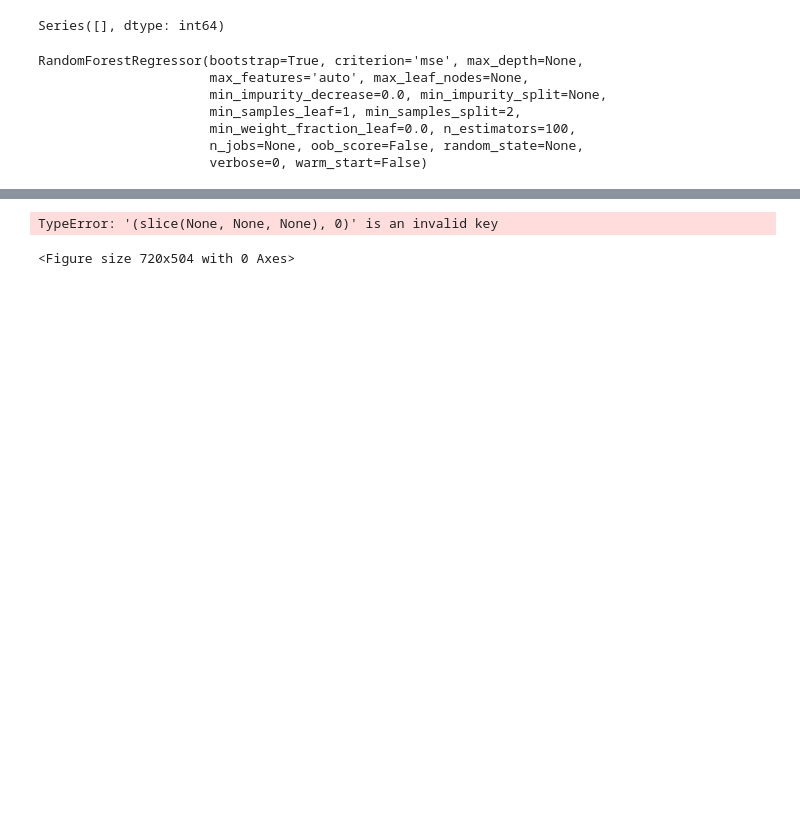
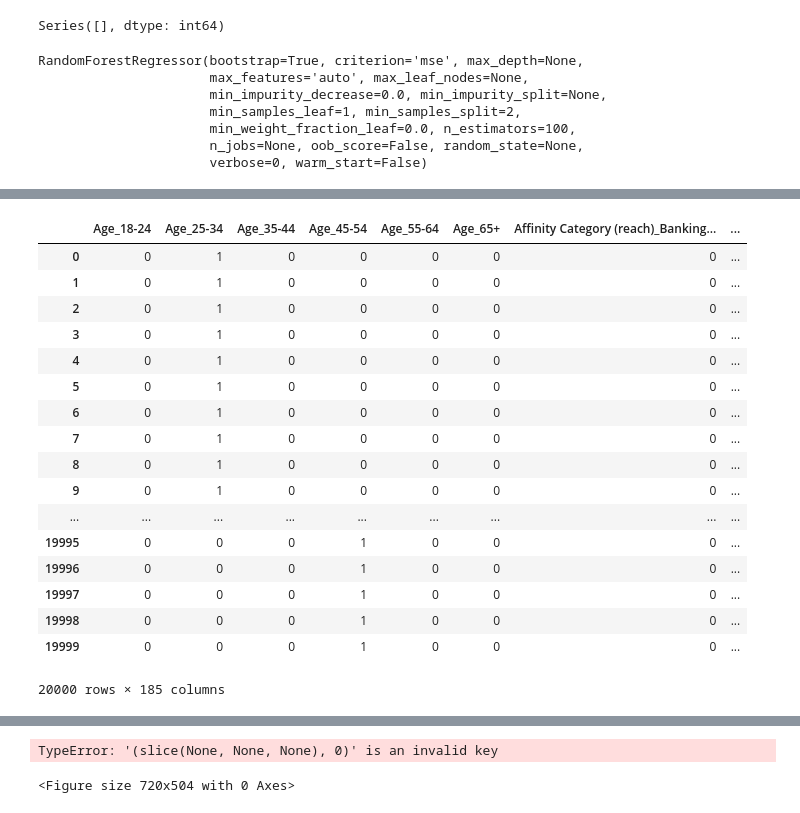
Before and after one commit to n1ghteagle2/school, a Jupyter notebook: homework/Homework4/CreatingPersonas.ipynb, the cells around one changed output, grey strips where cells are left out. Cells and saved outputs as stored; diff of their text form; code cells hidden in the pictures; blank space fills up the shorter version.

```diff
--- a/homework/Homework4/CreatingPersonas.ipynb
+++ b/homework/Homework4/CreatingPersonas.ipynb
@@ -108,3 +123,24 @@ plt.show()
+# %%
+pd.get_dummies(df2)
+# %% [output]
+|  | Age_18-24 | Age_25-34 | Age_35-44 | Age_45-54 | Age_55-64 | Age_65+ | Affinity Category (reach)_Banking... | ... |
+| 0 | 0 | 1 | 0 | 0 | 0 | 0 | 0 | ... |
+| 1 | 0 | 1 | 0 | 0 | 0 | 0 | 0 | ... |
+| 2 | 0 | 1 | 0 | 0 | 0 | 0 | 0 | ... |
+| 3 | 0 | 1 | 0 | 0 | 0 | 0 | 0 | ... |
+| 4 | 0 | 1 | 0 | 0 | 0 | 0 | 0 | ... |
+| 5 | 0 | 1 | 0 | 0 | 0 | 0 | 0 | ... |
+| 6 | 0 | 1 | 0 | 0 | 0 | 0 | 0 | ... |
+| 7 | 0 | 1 | 0 | 0 | 0 | 0 | 0 | ... |
+| 8 | 0 | 1 | 0 | 0 | 0 | 0 | 0 | ... |
+| 9 | 0 | 1 | 0 | 0 | 0 | 0 | 0 | ... |
+| ... | ... | ... | ... | ... | ... | ... | ... | ... |
+| 19995 | 0 | 0 | 0 | 1 | 0 | 0 | 0 | ... |
+| 19996 | 0 | 0 | 0 | 1 | 0 | 0 | 0 | ... |
+| 19997 | 0 | 0 | 0 | 1 | 0 | 0 | 0 | ... |
+| 19998 | 0 | 0 | 0 | 1 | 0 | 0 | 0 | ... |
+| 19999 | 0 | 0 | 0 | 1 | 0 | 0 | 0 | ... |
+20000 rows × 185 columns
 # %%
 #create alternate dendogram
 plt.figure(figsize=(10, 7))
```
Also changed, not shown: parts of 8 cells of this notebook.
